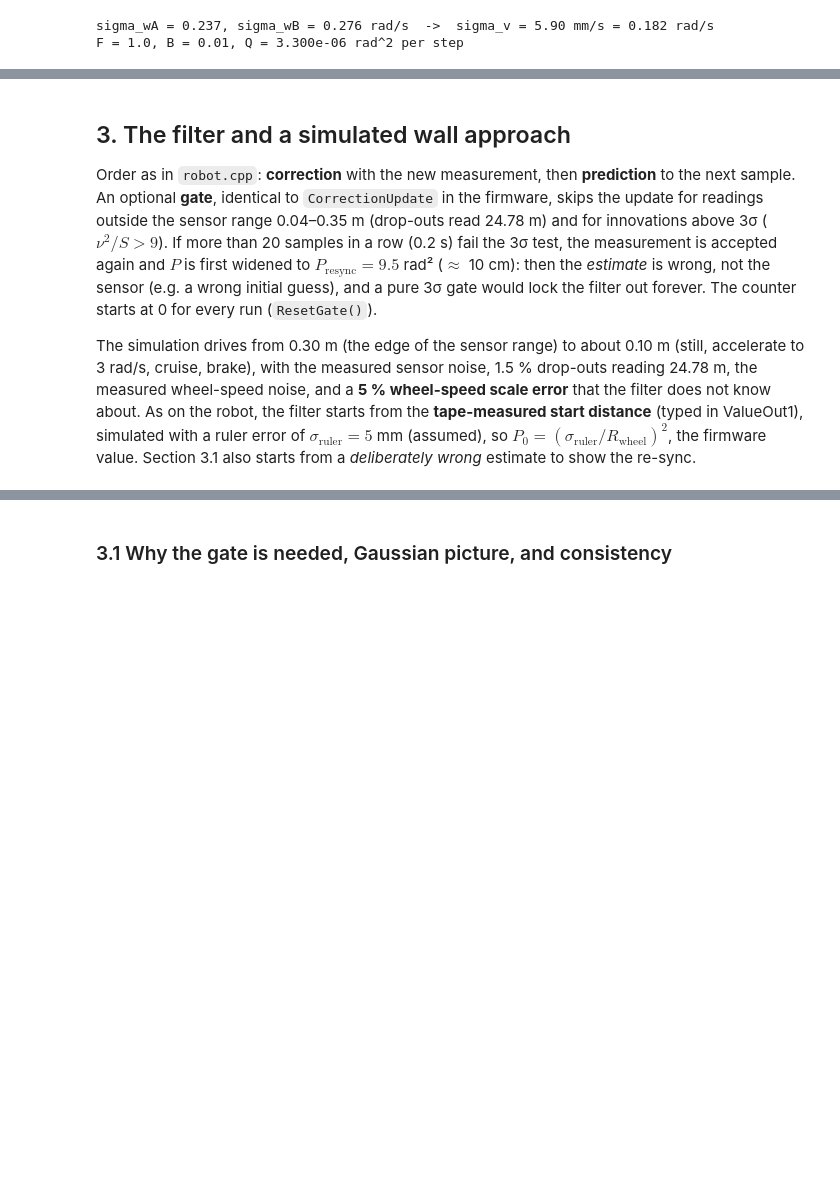
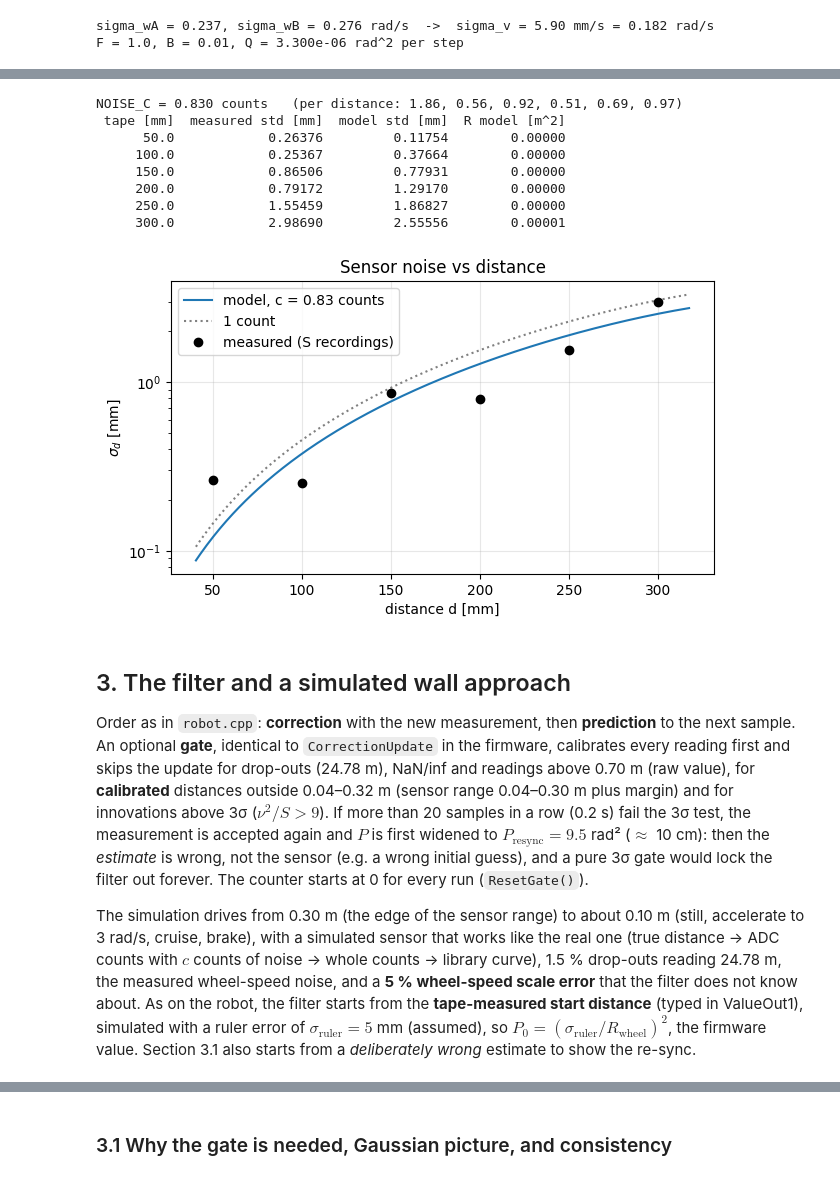
Before and after one commit to davidkog511/1d-kalman-filter, a Jupyter notebook: A3_1D_LKF/Assignment3_LKF.ipynb, the cells around one changed output, grey strips where cells are left out. Saved outputs shown, nothing was run; the diff lists cells and outputs as text; code cells hidden in the pictures; blank space fills up the shorter version.

```diff
--- a/A3_1D_LKF/Assignment3_LKF.ipynb
+++ b/A3_1D_LKF/Assignment3_LKF.ipynb
@@ -14,30 +14,15 @@ $$x=-\tfrac{d}{R_\text{wheel}},\quad u=\tfrac{\omega_A+\omega_B}{2},\quad \mathb
 # %% [markdown]
 ## 1. Setup and settings
 # %%
-import os, numpy as np, pandas as pd, matplotlib.pyplot as plt
+import re, sys, numpy as np, pandas as pd, matplotlib.pyplot as plt
 from pathlib import Path
+from scipy.optimize import curve_fit
 from scipy.stats import norm, chi2
 plt.rcParams.update({'figure.dpi': 100, 'axes.grid': True, 'grid.alpha': 0.3})
 
-R_WHEEL, DT = 0.0325, 0.010           # wheel radius [m], sample time [s]   (mecotron.h)
-
-# ---- settings you may have to change -------------------------------------------------------
-A2_DATA   = Path(r'C:\Users\User\Desktop\Mobile Robotics Assignment 2')   # R1-R5 logs of Assignment 2
-R4_FILE   = 'R4_straight_fwd700mm_right190mm_turnR15deg.csv'
-QRC       = Path(r'C:\Users\User\QRCrecords')
-# Channels written by the TEMPLATE robot.cpp (writeValue): 0 uA, 1 uB, 2 posA, 3 posB, 4 spA, 5 spB, 6 xref, 7 front distance,
-#                                                          8 xhat (a priori), 9 xhat (a posteriori), 10 innovation
-CH_VA, CH_VB, CH_WA, CH_WB, CH_FRONT, CH_XHAT = 'ValueIn0', 'ValueIn1', 'ValueIn4', 'ValueIn5', 'ValueIn7', 'ValueIn9'
-STILL_NEW = 'sensor_still.csv'                    # NEW recording (test 1): robot standing still, template robot.cpp
-# Fallback until test 1 is done: an older recording (different robot.cpp). ValueIn9 is the live distance channel there
-# (stable at 0.35 m when still, drop-outs at 24.78 m); this is inferred from the data, not from a source file.
-STILL_OLD, CH_FRONT_OLD, CH_VA_OLD, CH_VB_OLD = 'log_gpio_23-10-2026_17-14-58.csv', 'ValueIn9', 'ValueIn0', 'ValueIn1'
-WALL_FILE = 'wall_approach.csv'                   # NEW recording (test 3), template robot.cpp
-# ---------------------------------------------------------------------------------------------
-
-def read_qrc(path):
-    df = pd.read_csv(path, skiprows=1); df.columns = df.columns.str.strip()
-    return df.apply(pd.to_numeric, errors='coerce')
+# Robot constants, data folders and log reader are shared (../mr_common.py)
+sys.path.insert(0, '..')
+from mr_common import R_WHEEL, DT, DATA_A2, DATA_A3, load_log, wheel_speed_noise
 # %% [markdown]
 ## 2. Model parameters
 
@@ -97,6 +135,34 @@ largest value in the whole file: 24.78 m  (values like this are sensor drop-outs
+# %%
+dm_per_count = lambda m: (m - SHARP_B)**2 / SHARP_A                       # library metres per ADC count
+NOISE_C = np.exp(np.mean(np.log(stat.m_std / dm_per_count(stat.m))))     # [counts]
+sigma_d = lambda m: NOISE_C * dd_dm(m) * dm_per_count(m)                  # [m]
+R_of_m = lambda m: sigma_d(m)**2                                          # [m^2]
+H = -R_WHEEL                                                              # z = d = H x
+
+meas = 1e3 * dd_dm(stat.m) * stat.m_std
+print(f'NOISE_C = {NOISE_C:.3f} counts   (per distance: {", ".join(f"{c:.2f}" for c in stat.m_std / dm_per_count(stat.m))})')
+print(pd.DataFrame({'tape [mm]': 1e3 * stat.tape, 'measured std [mm]': meas, 'model std [mm]': 1e3 * sigma_d(stat.m),
+                    'R model [m^2]': R_of_m(stat.m)}).round(5).to_string(index=False))
+
+mm = np.linspace(0.06, 0.40, 300)
+plt.figure(figsize=(7, 3.8))
+plt.semilogy(1e3 * calibrate(mm), 1e3 * sigma_d(mm), label=f'model, c = {NOISE_C:.2f} counts')
+plt.semilogy(1e3 * calibrate(mm), 1e3 * dd_dm(mm) * dm_per_count(mm), ':', color='0.5', label='1 count')
+plt.semilogy(1e3 * stat.tape, meas, 'ko', label='measured (S recordings)')
+plt.xlabel('distance d [mm]'); plt.ylabel(r'$\sigma_d$ [mm]'); plt.title('Sensor noise vs distance'); plt.legend(); plt.show()
+# %% [output]
+NOISE_C = 0.830 counts   (per distance: 1.86, 0.56, 0.92, 0.51, 0.69, 0.97)
+ tape [mm]  measured std [mm]  model std [mm]  R model [m^2]
+      50.0            0.26376         0.11754        0.00000
+     100.0            0.25367         0.37664        0.00000
+     150.0            0.86506         0.77931        0.00000
+     200.0            0.79172         1.29170        0.00000
+     250.0            1.55459         1.86827        0.00000
+     300.0            2.98690         2.55556        0.00001
+[figure, added]
 # %% [markdown]
 ## 3. The filter and a simulated wall approach
-Order as in `robot.cpp`: **correction** with the new measurement, then **prediction** to the next sample. An optional **gate**, identical to `CorrectionUpdate` in the firmware, skips the update for readings outside the sensor range 0.04–0.35 m (drop-outs read 24.78 m) and for innovations above 3σ ($\nu^2/S>9$). If more than 20 samples in a row (0.2 s) fail the 3σ test, the measurement is accepted again and $P$ is first widened to $P_\text{resync}=9.5$ rad² ($\approx$ 10 cm): then the *estimate* is wrong, not the sensor (e.g. a wrong initial guess), and a pure 3σ gate would lock the filter out forever. The counter starts at 0 for every run (`ResetGate()`).
+Order as in `robot.cpp`: **correction** with the new measurement, then **prediction** to the next sample. An optional **gate**, identical to `CorrectionUpdate` in the firmware, calibrates every reading first and skips the update for drop-outs (24.78 m), NaN/inf and readings above 0.70 m (raw value), for **calibrated** distances outside 0.04–0.32 m (sensor range 0.04–0.30 m plus margin) and for innovations above 3σ ($\nu^2/S>9$). If more than 20 samples in a row (0.2 s) fail the 3σ test, the measurement is accepted again and $P$ is first widened to $P_\text{resync}=9.5$ rad² ($\approx$ 10 cm): then the *estimate* is wrong, not the sensor (e.g. a wrong initial guess), and a pure 3σ gate would lock the filter out forever. The counter starts at 0 for every run (`ResetGate()`).
 
-The simulation drives from 0.30 m (the edge of the sensor range) to about 0.10 m (still, accelerate to 3 rad/s, cruise, brake), with the measured sensor noise, 1.5 % drop-outs reading 24.78 m, the measured wheel-speed noise, and a **5 % wheel-speed scale error** that the filter does not know about. As on the robot, the filter starts from the **tape-measured start distance** (typed in ValueOut1), simulated with a ruler error of $\sigma_\text{ruler}=5$ mm (assumed), so $P_0=(\sigma_\text{ruler}/R_\text{wheel})^2$, the firmware value. Section 3.1 also starts from a *deliberately wrong* estimate to show the re-sync.
+The simulation drives from 0.30 m (the edge of the sensor range) to about 0.10 m (still, accelerate to 3 rad/s, cruise, brake), with a simulated sensor that works like the real one (true distance → ADC counts with $c$ counts of noise → whole counts → library curve), 1.5 % drop-outs reading 24.78 m, the measured wheel-speed noise, and a **5 % wheel-speed scale error** that the filter does not know about. As on the robot, the filter starts from the **tape-measured start distance** (typed in ValueOut1), simulated with a ruler error of $\sigma_\text{ruler}=5$ mm (assumed), so $P_0=(\sigma_\text{ruler}/R_\text{wheel})^2$, the firmware value. Section 3.1 also starts from a *deliberately wrong* estimate to show the re-sync.
 # %%
```
Also changed, not shown: parts of 12 cells of this notebook, 4 other files.
